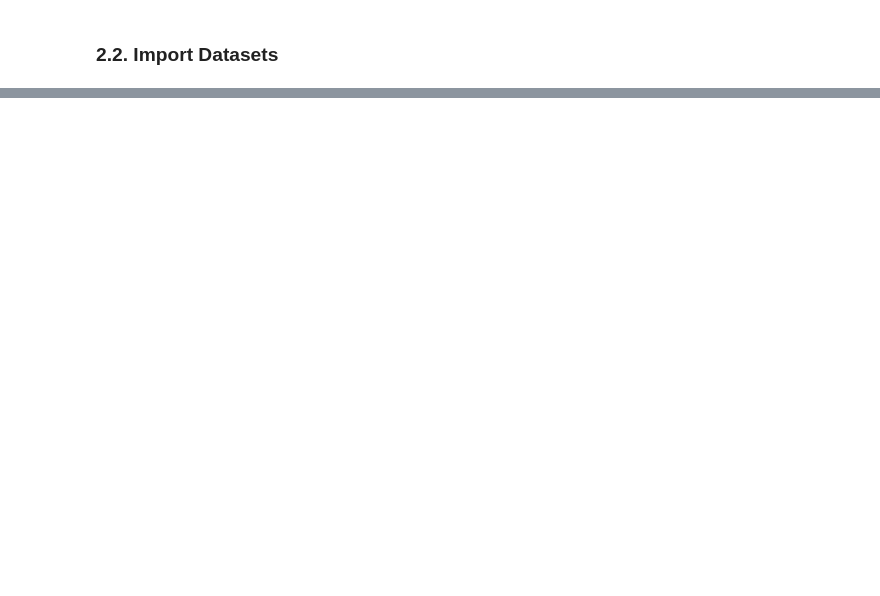
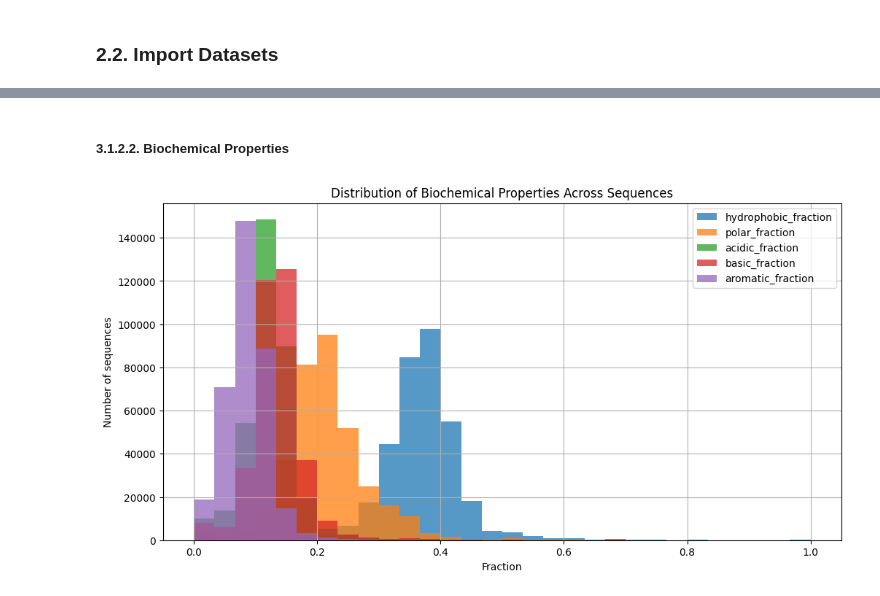
Before and after one commit to paul-london/Machine-Learning-Classification-of-Structural-Protein-Sequences-for-Drug-Discovery, a Jupyter notebook: Notebook.ipynb, the cells around one changed output, grey strips where cells are left out. Cells and saved outputs as stored; diff of their text form; code cells hidden in the pictures; blank space fills up the shorter version.

```diff
--- a/Notebook.ipynb
+++ b/Notebook.ipynb
@@ -164,0 +397,75 @@ data.head()
+# %% [markdown]
+##### 3.1.2.2. Biochemical Properties
+# %%
+# Hydrophobic (nonpolar) residues
+hydrophobic = set('AILMFWV')
+
+# Polar uncharged residues
+polar_uncharged = set('CSTNQ')
+
+# Acidic (negatively charged)
+acidic = set('DE')
+
+# Basic (positively charged)
+basic = set('KRH')
+
+# Aromatic residues
+aromatic = set('FYW')
+
+# Compute fraction for each property
+def aa_fraction(seq, aa_set):
+    return sum(aa in aa_set for aa in seq) / len(seq)
+
+# Apply to data
+data['hydrophobic_fraction'] = data['sequence'].apply(lambda s: aa_fraction(s, hydrophobic))
+data['polar_fraction'] = data['sequence'].apply(lambda s: aa_fraction(s, polar_uncharged))
+data['acidic_fraction'] = data['sequence'].apply(lambda s: aa_fraction(s, acidic))
+data['basic_fraction'] = data['sequence'].apply(lambda s: aa_fraction(s, basic))
+data['aromatic_fraction'] = data['sequence'].apply(lambda s: aa_fraction(s, aromatic))
+
+# Plot
+properties = ['hydrophobic_fraction', 'polar_fraction', 'acidic_fraction', 'basic_fraction', 'aromatic_fraction']
+
+plt.figure(figsize=(12,6))
+for prop in properties:
+    data[prop].hist(alpha=0.75, bins=30, label=prop)
+
+plt.xlabel('Fraction')
+plt.ylabel('Number of sequences')
+plt.title('Distribution of Biochemical Properties Across Sequences')
+plt.legend()
+plt.show()
+
+# Average property fraction per class
+class_props = data.groupby('classification')[properties].mean()
+class_props
+
+# Create function
+def biochemical_properties(df):
+    hydrophobic = set('AILMFWV')
+    polar_uncharged = set('CSTNQ')
+    acidic = set('DE')
+    basic = set('KRH')
+    aromatic = set('FYW')
+
+    df['hydrophobic_fraction'] = df['sequence'].apply(lambda s: sum(aa in hydrophobic for aa in s)/len(s))
+    df['polar_fraction'] = df['sequence'].apply(lambda s: sum(aa in polar_uncharged for aa in s)/len(s))
+    df['acidic_fraction'] = df['sequence'].apply(lambda s: sum(aa in acidic for aa in s)/len(s))
+    df['basic_fraction'] = df['sequence'].apply(lambda s: sum(aa in basic for aa in s)/len(s))
+    df['aromatic_fraction'] = df['sequence'].apply(lambda s: sum(aa in aromatic for aa in s)/len(s))
+
+    properties = ['hydrophobic_fraction', 'polar_fraction', 'acidic_fraction', 'basic_fraction', 'aromatic_fraction']
+
+    plt.figure(figsize=(12,6))
+    for prop in properties:
+        data[prop].hist(alpha=0.75, bins=30, label=prop)
+
+    plt.xlabel('Fraction')
+    plt.ylabel('Number of sequences')
+    plt.title('Distribution of Biochemical Properties Across Sequences')
+    plt.legend()
+    plt.show()
+
+    return df
+# %% [output]
+[figure, added]
```
Also changed, not shown: parts of 49 cells of this notebook.
